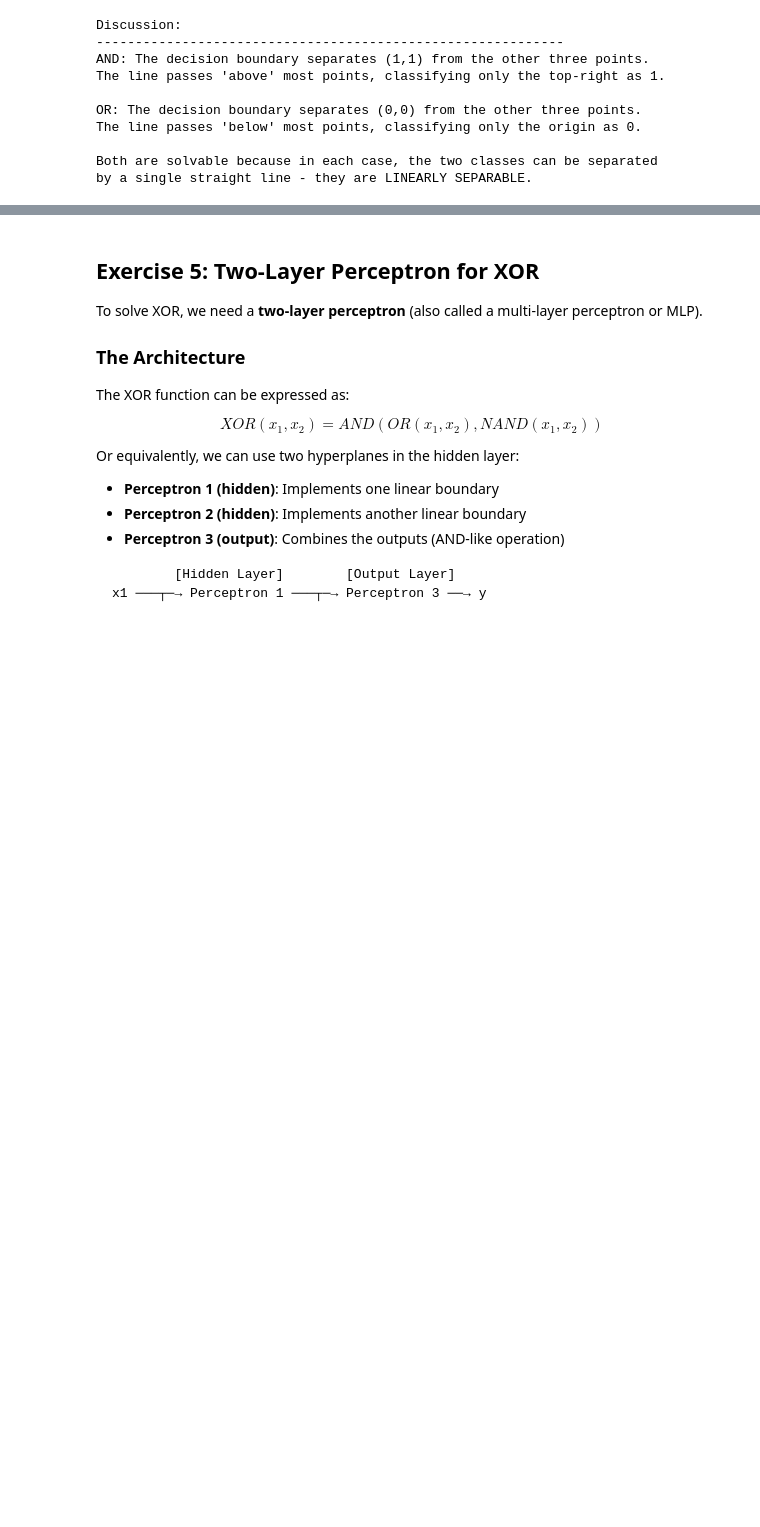
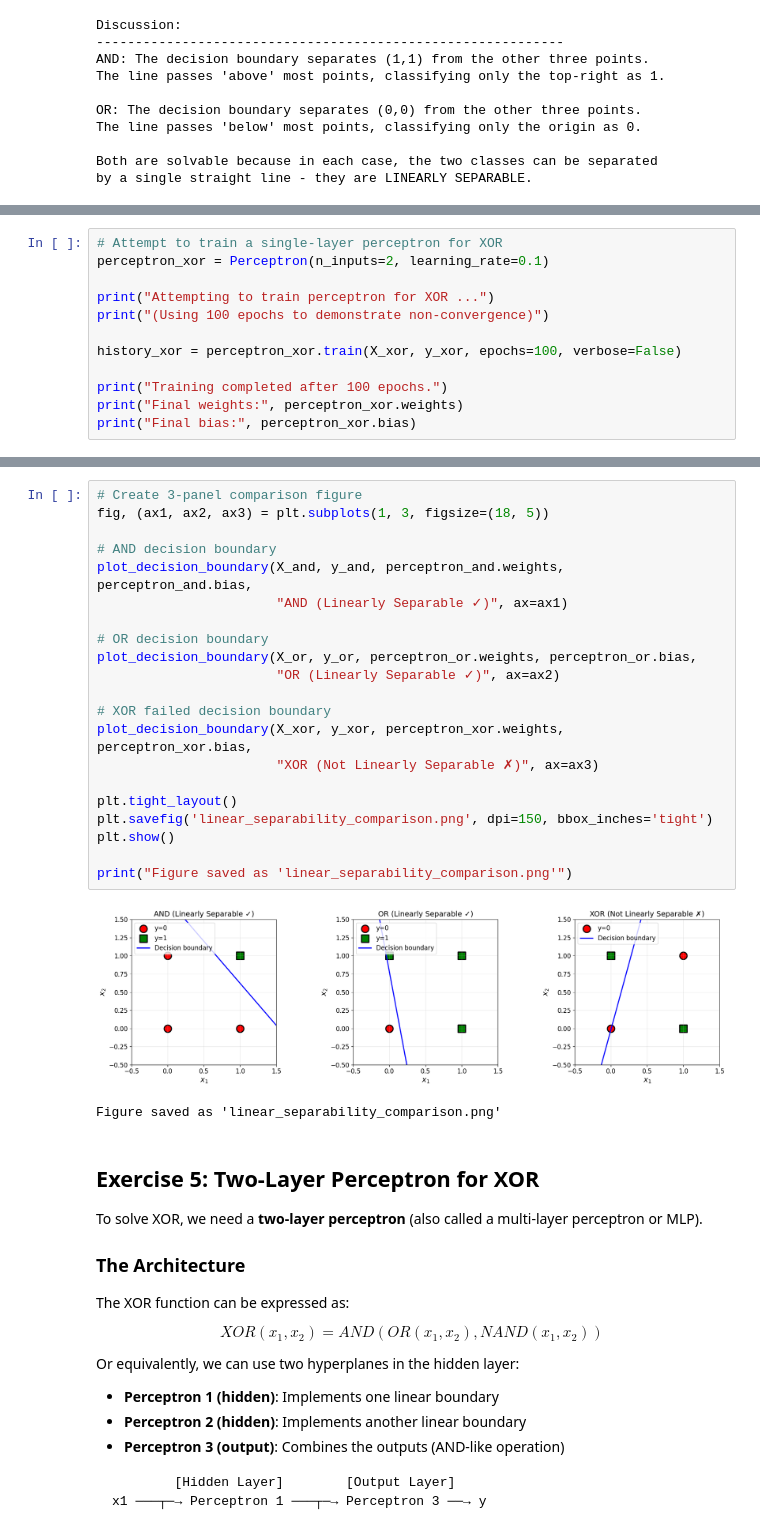
Before and after one commit to TiffanyYongNgikChee/ai-neural-network, a Jupyter notebook: lab1/lab1.ipynb, the cells around one changed output, grey strips where cells are left out. Cells and saved outputs as stored; diff of their text form; blank space fills up the shorter version.

```diff
--- a/lab1/lab1.ipynb
+++ b/lab1/lab1.ipynb
@@ -630,0 +675,12 @@ by a single straight line - they are LINEARLY SEPARABLE.
+# %%
+# Attempt to train a single-layer perceptron for XOR
+perceptron_xor = Perceptron(n_inputs=2, learning_rate=0.1)
+
+print("Attempting to train perceptron for XOR ...")
+print("(Using 100 epochs to demonstrate non-convergence)")
+
+history_xor = perceptron_xor.train(X_xor, y_xor, epochs=100, verbose=False)
+
+print("Training completed after 100 epochs.")
+print("Final weights:", perceptron_xor.weights)
+print("Final bias:", perceptron_xor.bias)
@@ -631,3 +785,27 @@ by a single straight line - they are LINEARLY SEPARABLE.
+# %%
+# Create 3-panel comparison figure
+fig, (ax1, ax2, ax3) = plt.subplots(1, 3, figsize=(18, 5))
+
+# AND decision boundary
+plot_decision_boundary(X_and, y_and, perceptron_and.weights, perceptron_and.bias,
+                       "AND (Linearly Separable ✓)", ax=ax1)
+
+# OR decision boundary
+plot_decision_boundary(X_or, y_or, perceptron_or.weights, perceptron_or.bias,
+                       "OR (Linearly Separable ✓)", ax=ax2)
+
+# XOR failed decision boundary
+plot_decision_boundary(X_xor, y_xor, perceptron_xor.weights, perceptron_xor.bias,
+                       "XOR (Not Linearly Separable ✗)", ax=ax3)
+
+plt.tight_layout()
+plt.savefig('linear_separability_comparison.png', dpi=150, bbox_inches='tight')
+plt.show()
+
+print("Figure saved as 'linear_separability_comparison.png'")
+# %% [output]
+[figure, added]
+Figure saved as 'linear_separability_comparison.png'
 # %% [markdown]
 ## Exercise 5: Two-Layer Perceptron for XOR
 
```
Also changed, not shown: parts of 9 cells of this notebook, 1 other file.
